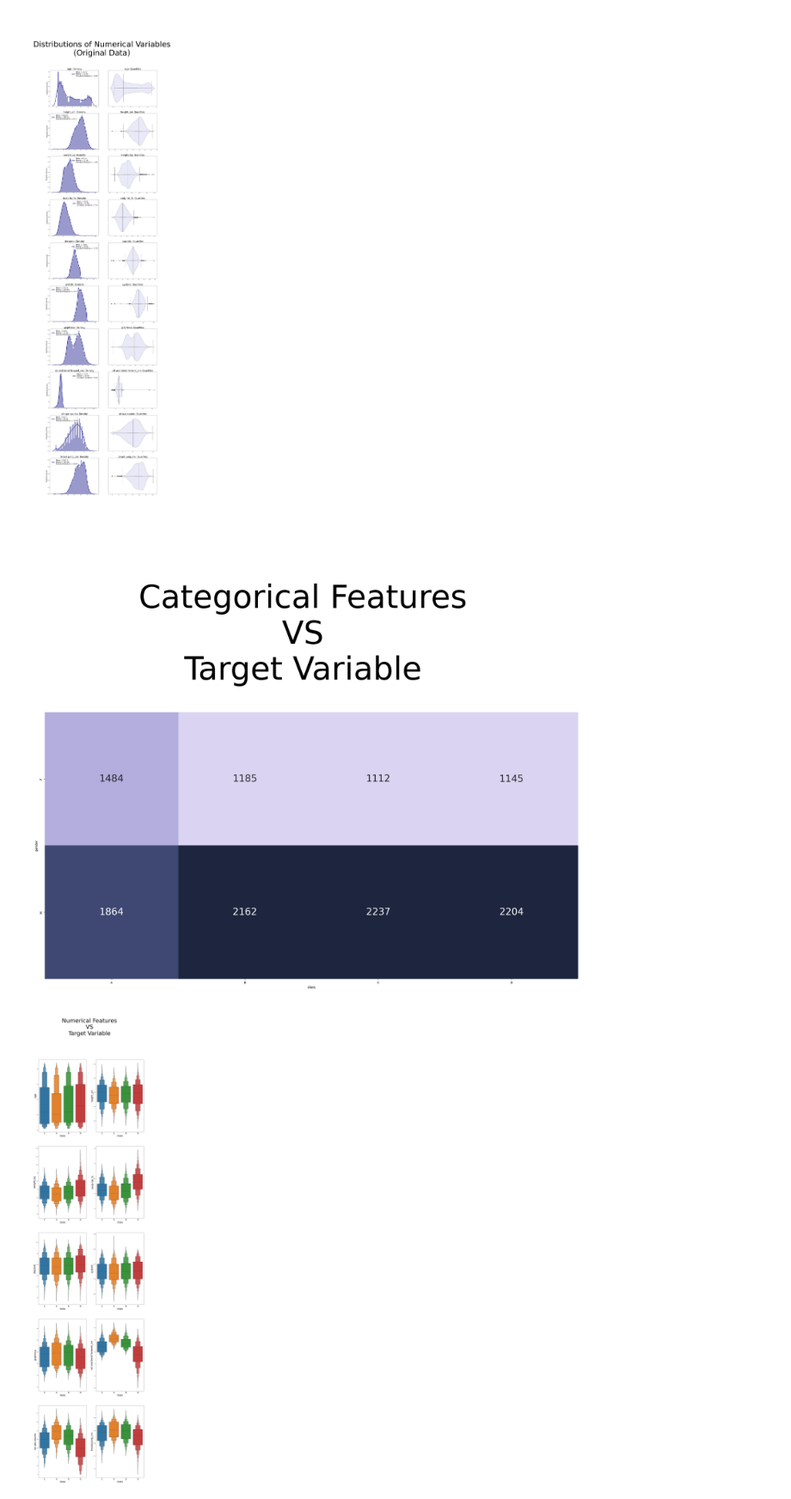
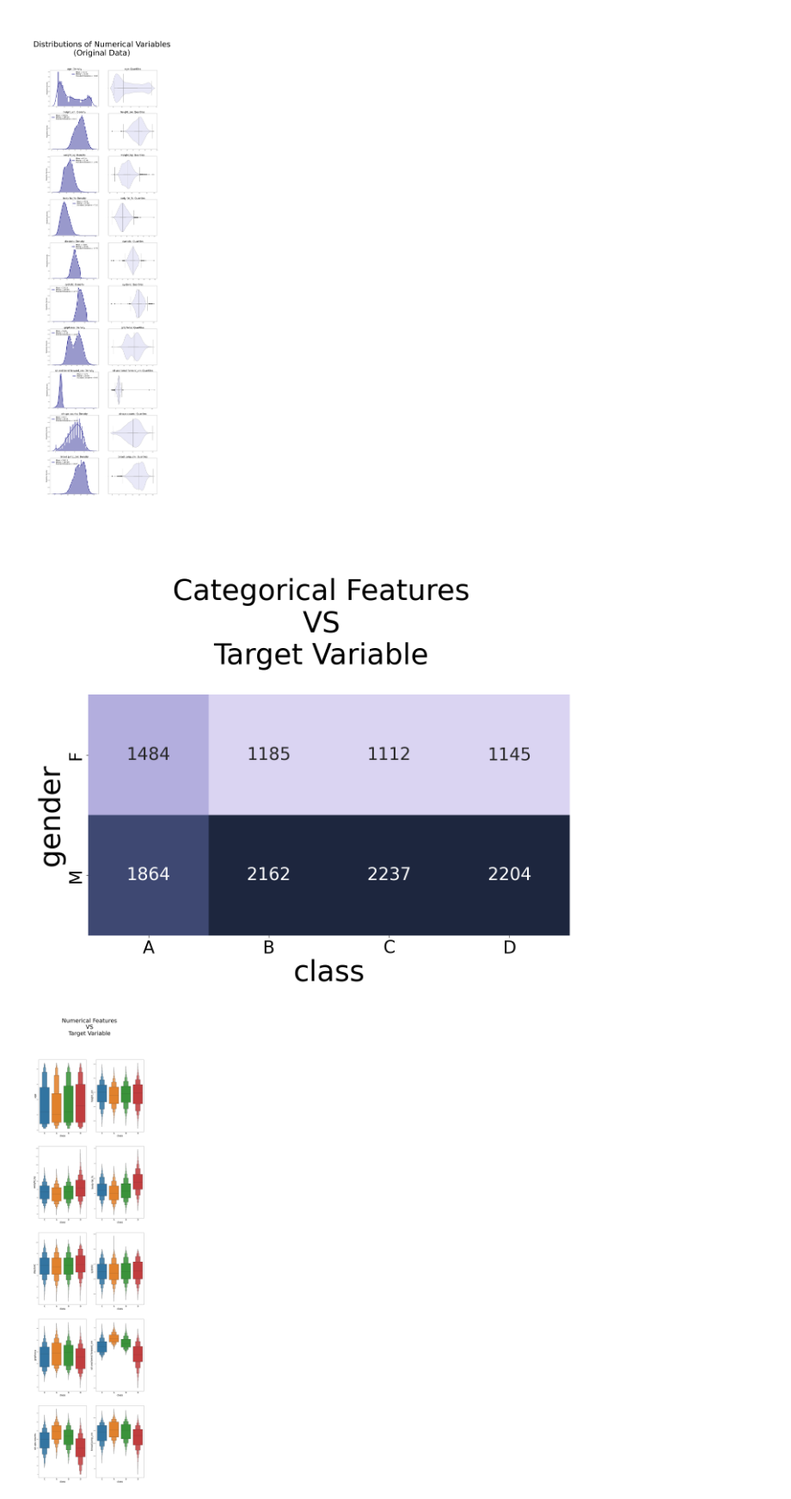
Before and after one commit to Yuhui0502/Work, a Jupyter notebook: Body_performance.ipynb, the cells around one changed output. Shown at 86% size. Saved outputs shown, nothing was run; the diff lists cells and outputs as text; code cells hidden in the pictures.

```diff
--- a/Body_performance.ipynb
+++ b/Body_performance.ipynb
@@ -206,9 +206,9 @@ plt.show()
 
 miss_perc="%.2f"%(100*(1-(data['class'].dropna().shape[0])/data.shape[0]))
 
-label="Disease\n(missing:\n{}%)".format(miss_perc)
+label="class\n(missing:\n{}%)".format(miss_perc)
 
 fig=sns.countplot(x=data['class'],label=label, palette=sns.cubehelix_palette(rot=-.35,light=0.85,hue=1))
-plt.title("Disease\n({}% is missing)".format(miss_perc))
+plt.title("class\n({}% is missing)".format(miss_perc))
 plt.show()
 # %% [output]
@@ -245,8 +245,8 @@ dummydata.info()
 
 n_rows, n_cols = (2,2)
 
-figure, axes = plt.subplots(nrows=n_rows, ncols=n_cols,figsize=(25, 30))
-figure.suptitle('\nDistributions of Categorical Variables\n(Original Data)', fontsize=50)
+figure, axes = plt.subplots(nrows=n_rows, ncols=n_cols,figsize=(25, 25))
+figure.suptitle('\nDistributions of Categorical Variables\n(Original Data)', fontsize=40)
 #針對每一個類別型欄位
 for i in range(len(categoricals)):
     column=categoricals[i]
@@ -254,12 +254,12 @@ for i in range(len(categoricals)):
     graph1=data[column].value_counts().plot.pie(autopct='%1.1f%%',
                                                 ax=axes[i,0],
                                                 colormap="tab20c",
-                                                fontsize=25,
+                                                fontsize=20,
                                                 shadow=True,
                                                 explode=[0.1,0])
     #設定圓餅圖顯示資訊
-    axes[i,0].set_ylabel('%',fontsize=30)
-    axes[i,0].set_title(column+' (percentages)', fontsize=30)
+    axes[i,0].set_ylabel('%',fontsize=20)
+    axes[i,0].set_title(column+' (percentages)', fontsize=20)
 
     #顯示長條圖(bar-chart)
     graph2=sns.countplot(x=column,
@@ -269,16 +269,16 @@ for i in range(len(categoricals)):
     axes[i,1].set_xlabel(None)
     axes[i,1].set_ylabel('Count',fontsize=30)
     axes[i,1].set_xticklabels(axes[i,1].get_xticklabels())
-    axes[i,1].set_title(column+' (value counts)', fontsize=30)
+    axes[i,1].set_title(column+' (value counts)', fontsize=20)
     #針對應變數欄位(Chronic Kidney Disease)進行圓餅圖
     graph1=data['class'].value_counts().plot.pie(autopct='%1.1f%%',
                                                                   ax=axes[1,0],
                                                                   colormap='tab20c',
-                                                                  fontsize=25,
+                                                                  fontsize=20,
                                                                   shadow=True
                                                                   )
-    axes[1,0].set_ylabel("%",fontsize=25)
-    axes[1,0].set_title('class (percentages)',fontsize=30)
+    axes[1,0].set_ylabel("%",fontsize=20)
+    axes[1,0].set_title('class (percentages)',fontsize=20)
 
 
     graph2=sns.countplot(x='class',
@@ -287,6 +287,6 @@ for i in range(len(categoricals)):
     axes[1,1].set_xlabel(None,fontsize=25)
     axes[1,1].set_ylabel("Count",fontsize=25)
     axes[1,1].set_xticklabels(axes[1,1].get_xticklabels())
-    axes[1,1].set_title('class (value counts)', fontsize='medium')
+    axes[1,1].set_title('class (value counts)', fontsize=20)
 plt.show()
 # %% [output]
@@ -344,37 +344,38 @@ plt.show()
 # %%
 #類別型變數與應變數
 n_rows, n_cols = (1,1)
 
 #圖表大小
-figure, axes = plt.subplots(nrows=n_rows, ncols=n_cols,figsize=(30, 30))
-figure.suptitle('\n\nCategorical Features\nVS\nTarget Variable', fontsize=100)
+figure, axes = plt.subplots(nrows=n_rows, ncols=n_cols,figsize=(15, 15))
+figure.suptitle('\n\nCategorical Features\nVS\nTarget Variable', fontsize=50)
 
 #走訪每一個欄位
 for index, column in enumerate(categoricals):
 
     #i,j = (index // n_cols), (index % n_cols)
 
     #繪製熱力圖
-    sns.heatmap(pd.crosstab(data[column],data['class']),
+    fig=sns.heatmap(pd.crosstab(data[column],data['class']),
                 #ax=axes[i,j],
                 cmap=sns.cubehelix_palette(start=2.8, rot=.1),
                 square='True',
                 cbar=False,
                 annot=True,
                 annot_kws={'fontsize':30},
                 fmt='d')
 
-   # axes[i,j].set_xlabel("class", fontsize=90)
+    #fig.set_title(fontsize=20)
+    fig.set_xlabel("class", fontsize=50)
 
-    #axes[i,j].set_ylabel(column,fontsize=90)
+    fig.set_ylabel(column,fontsize=50)
 
-    #axes[i,j].set_yticklabels(axes[i,j].get_yticklabels(),fontsize=50)
+    fig.set_yticklabels(["F","M"],fontsize=30)
 
-    #axes[i,j].set_xticklabels(["A","B","C","D"],fontsize=50)
+    fig.set_xticklabels(["A","B","C","D"],fontsize=30)
 
 plt.show()
 # %% [output]
-[figure, old version]
+[figure, new version]
 # %%
 #連續型變數與應變數
 n_rows, n_cols = (5,2)
```
Also changed, not shown: parts of 36 cells of this notebook.
